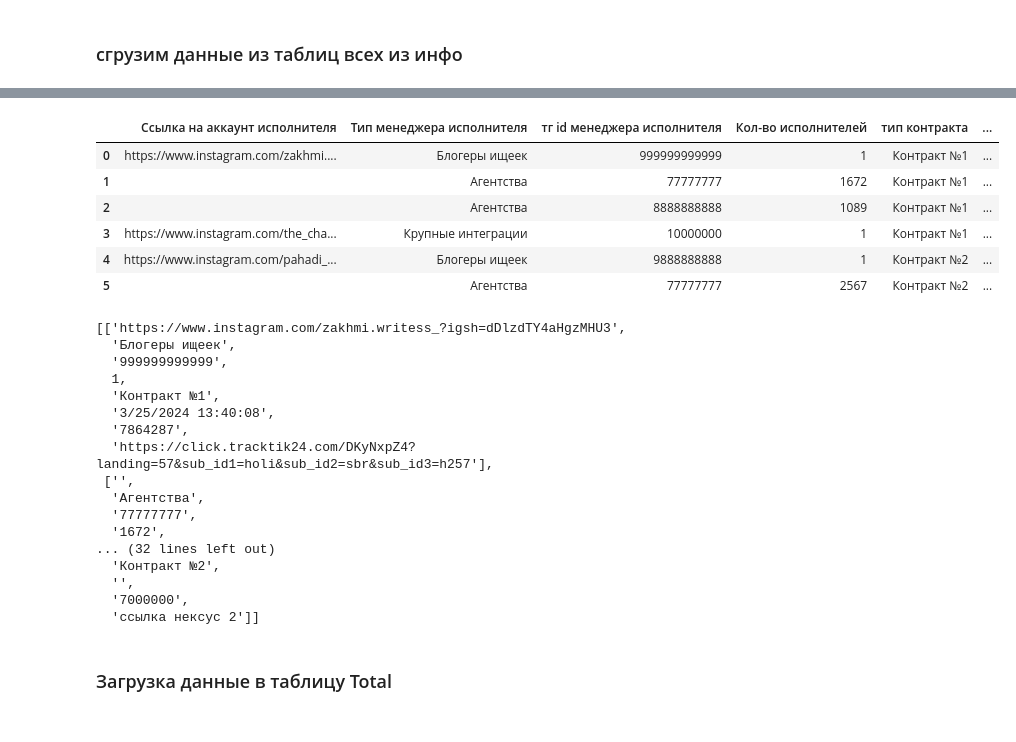
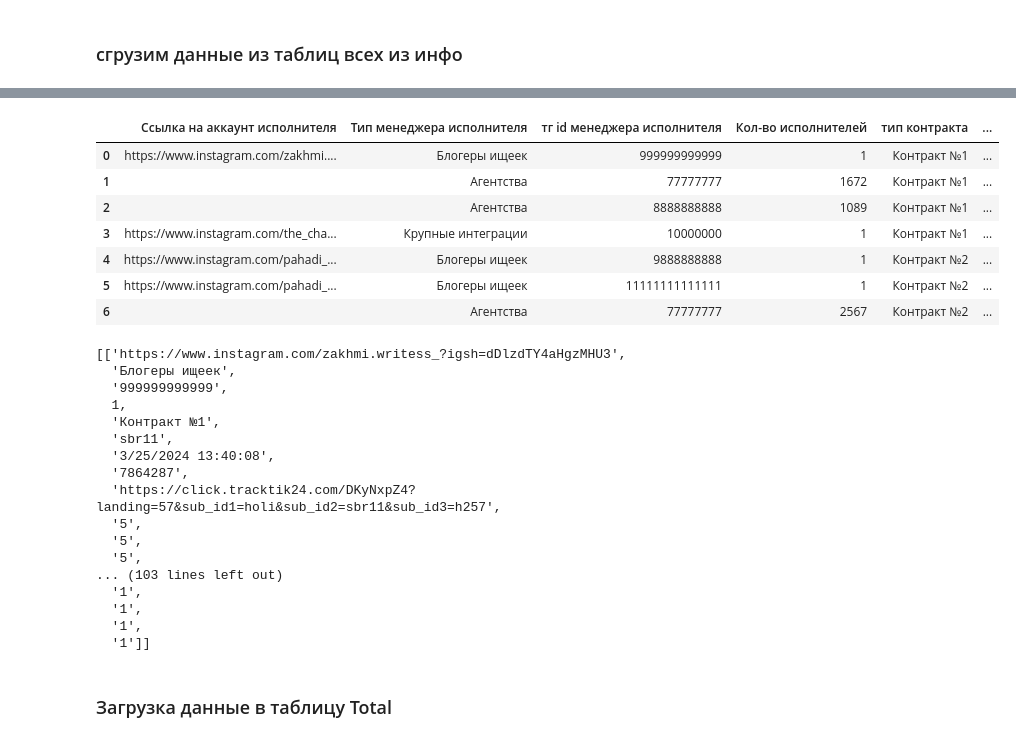
Before and after one commit to Velobos1337/integration-analytics, a Jupyter notebook: ИТОГ.ipynb, the cells around one changed output, grey strips where cells are left out. Drawn from its saved outputs; the diff is of its cells as text; code cells hidden in the pictures.

```diff
--- a/ИТОГ.ipynb
+++ b/ИТОГ.ipynb
@@ -96,7 +96,7 @@ INFO:googleapiclient.discovery_cache:file_cache is only supported with oauth2cli
 ### сгрузим данные из таблиц всех из инфо
 # %%
 #Создадим словарь, с которого будем подгружать данные в таблицу Total
-aggregate_tables = {'Ссылка на аккаунт исполнителя':[], 'Тип менеджера исполнителя':[], 'тг id менеджера исполнителя':[], 'Кол-во исполнителей':[], 'тип контракта':[], 'Дата выхода интеграции':[], 'Расходы в Rs':[], 'трек ссылка':[]}
+aggregate_tables = {'Ссылка на аккаунт исполнителя':[], 'Тип менеджера исполнителя':[], 'тг id менеджера исполнителя':[], 'Кол-во исполнителей':[], 'тип контракта':[],'Sub ID 2':[], 'Дата выхода интеграции':[], 'Расходы в Rs':[], 'трек ссылка':[]}
 # %%
 
 SCOPES = ["https://www.googleapis.com/auth/spreadsheets"] #права на работу с данной таблицей (readonly)
@@ -180,14 +197,16 @@ for elem in range(len(info_dict['Ссылка на общую таблицу к
         range_name = info_dict['Менеджер контракта'][0] +'!A1:E'  # Указываем правильный диапазон данных
         table = table_lists(sheet_id, range_name)
         print(table)
-        aggregate_tables['Ссылка на аккаунт исполнителя'].append(table['Ссылка на аккаунт исполнителя'][0])
-        aggregate_tables['Тип менеджера исполнителя'].append('Блогеры ищеек')
-        aggregate_tables['тип контракта'].append(info_dict['Название контракта'][elem])
-        aggregate_tables['тг id менеджера исполнителя'].append(table['тг id менеджера исполнителя'][0])
-        aggregate_tables['Кол-во исполнителей'].append(1)
-        aggregate_tables['Дата выхода интеграции'].append(table['Дата выхода интеграции'][0])
-        aggregate_tables['Расходы в Rs'].append(table['Расходы в Rs'][0])
-        aggregate_tables['трек ссылка'].append(table['трек ссылка'][0])
+        for number_link in range(len(table['Ссылка на аккаунт исполнителя'])):
+            aggregate_tables['Ссылка на аккаунт исполнителя'].append(table['Ссылка на аккаунт исполнителя'][number_link])
+            aggregate_tables['Тип менеджера исполнителя'].append('Блогеры ищеек')
+            aggregate_tables['тип контракта'].append(info_dict['Название контракта'][elem])
+            aggregate_tables['тг id менеджера исполнителя'].append(table['тг id менеджера исполнителя'][number_link])
+            aggregate_tables['Кол-во исполнителей'].append(1)
+            aggregate_tables['Дата выхода интеграции'].append(table['Дата выхода интеграции'][number_link])
+            aggregate_tables['Расходы в Rs'].append(table['Расходы в Rs'][number_link])
+            aggregate_tables['трек ссылка'].append(table['трек ссылка'][number_link])
+            aggregate_tables['Sub ID 2'].append(extract_sub_id2(table['трек ссылка'][number_link]))
 
     elif info_dict['Менеджер контракта'][elem] == 'Крупные интеграции':
         # крупные интеграции
@@ -204,6 +223,7 @@ for elem in range(len(info_dict['Ссылка на общую таблицу к
         aggregate_tables['Дата выхода интеграции'].append(table['Дата выхода интеграции'][0])
         aggregate_tables['Расходы в Rs'].append(table['Расходы в Rs'][0])
         aggregate_tables['трек ссылка'].append(table['трек ссылка'][0])
+        aggregate_tables['Sub ID 2'].append(extract_sub_id2(table['трек ссылка'][0]))
 
     elif not info_dict['Менеджер контракта'][elem] == 'Крупные интеграции' and  not info_dict['Менеджер контракта'][elem] == 'Блогеры ищеек':
         #агентства
@@ -221,6 +241,7 @@ for elem in range(len(info_dict['Ссылка на общую таблицу к
         aggregate_tables['Дата выхода интеграции'].append([''][0])
         aggregate_tables['Расходы в Rs'].append(table['Расходы в Rs'][0])
         aggregate_tables['трек ссылка'].append(table['трек ссылка'][0])
+        aggregate_tables['Sub ID 2'].append(extract_sub_id2(table['трек ссылка'][0]))
 # %% [output]
 INFO:googleapiclient.discovery_cache:file_cache is only supported with oauth2client<4.0.0
 INFO:googleapiclient.discovery_cache:file_cache is only supported with oauth2client<4.0.0
@@ -236,0 +323,5 @@ INFO:googleapiclient.discovery_cache:file_cache is only supported with oauth2cli
+# %%
+if __name__ == "__main__":
+    SAMPLE_SPREADSHEET_ID_INFO = "1cmXOesuicSG_1BU7Dzzz4q7UEXpYLCPj81OMNCOnr7w" #ID таблицы info (часть ссылки)
+    SAMPLE_RANGE_NAME_INFO = "Выгрузка за неделю!A1:I" #задаем лист и рассматриваемые ячейки
+    Alan = info_alan(SAMPLE_SPREADSHEET_ID_INFO, SAMPLE_RANGE_NAME_INFO)
@@ -236,0 +333,4 @@ INFO:googleapiclient.discovery_cache:file_cache is only supported with oauth2cli
+# %%
+aggregate_tables_pd = pd.DataFrame(aggregate_tables)
+Alan_pd = pd.DataFrame(Alan)
+df_manual = pd.merge(aggregate_tables_pd, Alan_pd, on='Sub ID 2')
@@ -237,19 +359,17 @@ INFO:googleapiclient.discovery_cache:file_cache is only supported with oauth2cli
 # %%
-
-
-
-df_manual = pd.DataFrame(aggregate_tables)
 df_manual.fillna("None", inplace=True)
 df_manual
 # %% [output]
 |  | Ссылка на аккаунт исполнителя | Тип менеджера исполнителя | тг id менеджера исполнителя | Кол-во исполнителей | тип контракта | ... |
 | 0 | https://www.instagram.com/zakhmi.... | Блогеры ищеек | 999999999999 | 1 | Контракт №1 | ... |
 | 1 |  | Агентства | 77777777 | 1672 | Контракт №1 | ... |
 | 2 |  | Агентства | 8888888888 | 1089 | Контракт №1 | ... |
 | 3 | https://www.instagram.com/the_cha... | Крупные интеграции | 10000000 | 1 | Контракт №1 | ... |
 | 4 | https://www.instagram.com/pahadi_... | Блогеры ищеек | 9888888888 | 1 | Контракт №2 | ... |
-| 5 |  | Агентства | 77777777 | 2567 | Контракт №2 | ... |
+| 5 | https://www.instagram.com/pahadi_... | Блогеры ищеек | 11111111111111 | 1 | Контракт №2 | ... |
+| 6 |  | Агентства | 77777777 | 2567 | Контракт №2 | ... |
 # %%
+def to_transport(df_manual):
     # Транспонирование DataFrame и преобразование в словарь
     df_manual_transposed = df_manual.transpose()
     aggregate_tables = df_manual_transposed.to_dict()
@@ -262,24 +382,28 @@ df_manual
             aggregate_row.append(aggregate_tables[key][sub_key])
         aggregate_tables_result.append(aggregate_row)
     aggregate_tables_result
+    return(aggregate_tables_result)
+
+aggregate_tables_result = to_transport(df_manual)
+aggregate_tables_result
 # %% [output]
 [['https://www.instagram.com/zakhmi.writess_?igsh=dDlzdTY4aHgzMHU3',
   'Блогеры ищеек',
   '999999999999',
   1,
   'Контракт №1',
+  'sbr11',
   '3/25/2024 13:40:08',
   '7864287',
-  'https://click.tracktik24.com/DKyNxpZ4?landing=57&sub_id1=holi&sub_id2=sbr&sub_id3=h257'],
- ['',
-  'Агентства',
-  '77777777',
-  '1672',
-... (32 lines left out)
-  'Контракт №2',
-  '',
-  '7000000',
-  'ссылка нексус 2']]
+  'https://click.tracktik24.com/DKyNxpZ4?landing=57&sub_id1=holi&sub_id2=sbr11&sub_id3=h257',
+  '5',
+  '5',
+  '5',
+... (103 lines left out)
+  '1',
+  '1',
+  '1',
+  '1']]
 # %% [markdown]
 ### Загрузка данные в таблицу Total
 # %%
```
Also changed, not shown: parts of 45 cells of this notebook.
